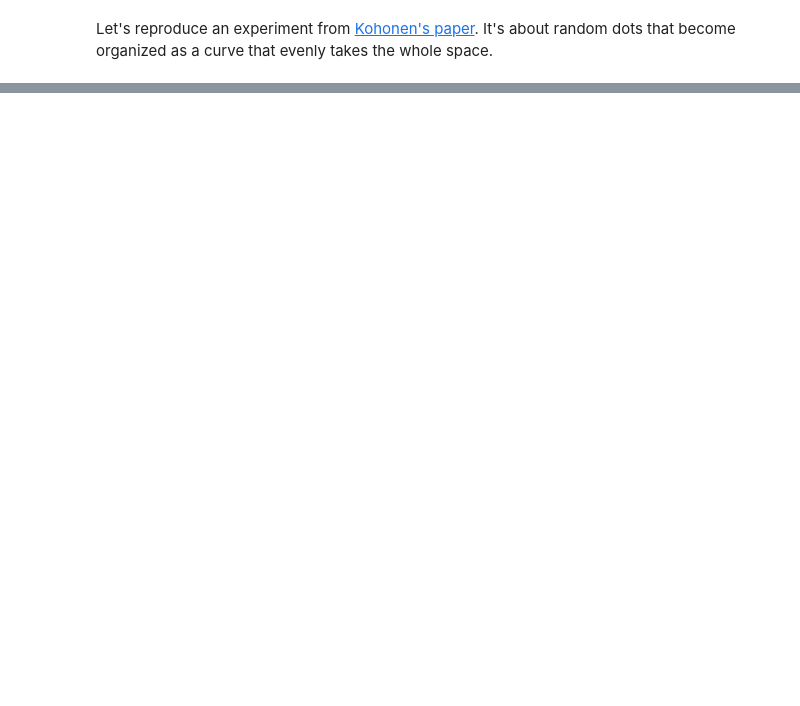
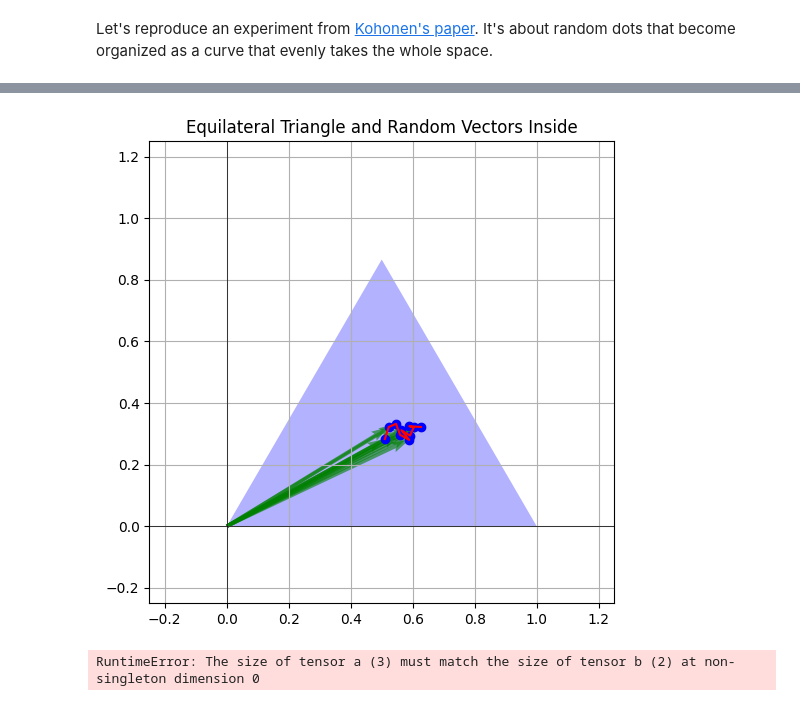
Before and after one commit to mikolasan/ai_sandbox, a Jupyter notebook: arc/kohonen.ipynb, the cells around one changed output, grey strips where cells are left out. Drawn from its saved outputs; the diff is of its cells as text; code cells hidden in the pictures; blank space fills up the shorter version.

```diff
--- a/arc/kohonen.ipynb
+++ b/arc/kohonen.ipynb
@@ -230,16 +307,24 @@ len(line_segments_y)
+# %%
+
+
+#Train a 20x30 SOM with 100 iterations
+m = 20
+n = 30
+n_iter = 10
+som = SOM(m, n, 2)
+
+data = vectors_in_triangle
+
+for iter_no in range(n_iter):
+    #Train with each vector one by one
+    for i in range(len(data)):
+        learning_rate_op = 1.0 - iter_no/(1.0*n_iter)
+        som(data[i], learning_rate_op)
+# %%
+plot_triangle_and_data(som.get_weights())
+# %% [output]
+[figure, added]
 # %%
-
-
-#Train a 20x30 SOM with 100 iterations
-m = 20
-n = 30
-n_iter = 10
-som = SOM(m, n, 3)
-for iter_no in range(n_iter):
-    #Train with each vector one by one
-    for i in range(len(data)):
-        learning_rate_op = 1.0 - iter_no/(1.0*n_iter)
-        som(data[i], learning_rate_op)
 
 #Store a centroid grid for easy retrieval later on
 centroid_grid = [[] for i in range(m)]
@@ -257,7 +342,6 @@ mapped = som.map_vects(torch.Tensor(colors))
 #Plot
 plt.imshow(image_grid)
 plt.title('Color SOM')
-for i, m in enumerate(mapped):
-    plt.text(m[1], m[0], color_names[i], ha='center', va='center',
-             bbox=dict(facecolor='white', alpha=0.5, lw=0))
 plt.show()
+# %% [output]
+RuntimeError: The size of tensor a (3) must match the size of tensor b (2) at non-singleton dimension 0
```
Also changed, not shown: parts of 16 cells of this notebook.
